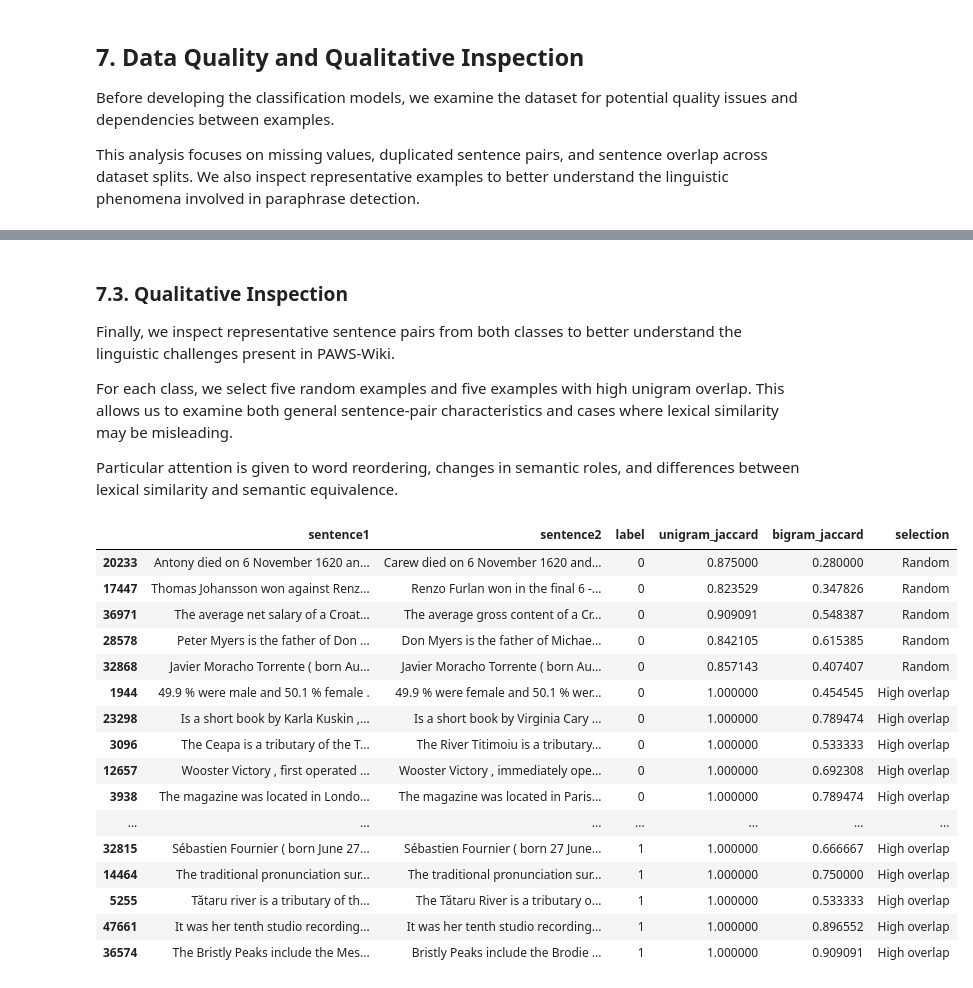
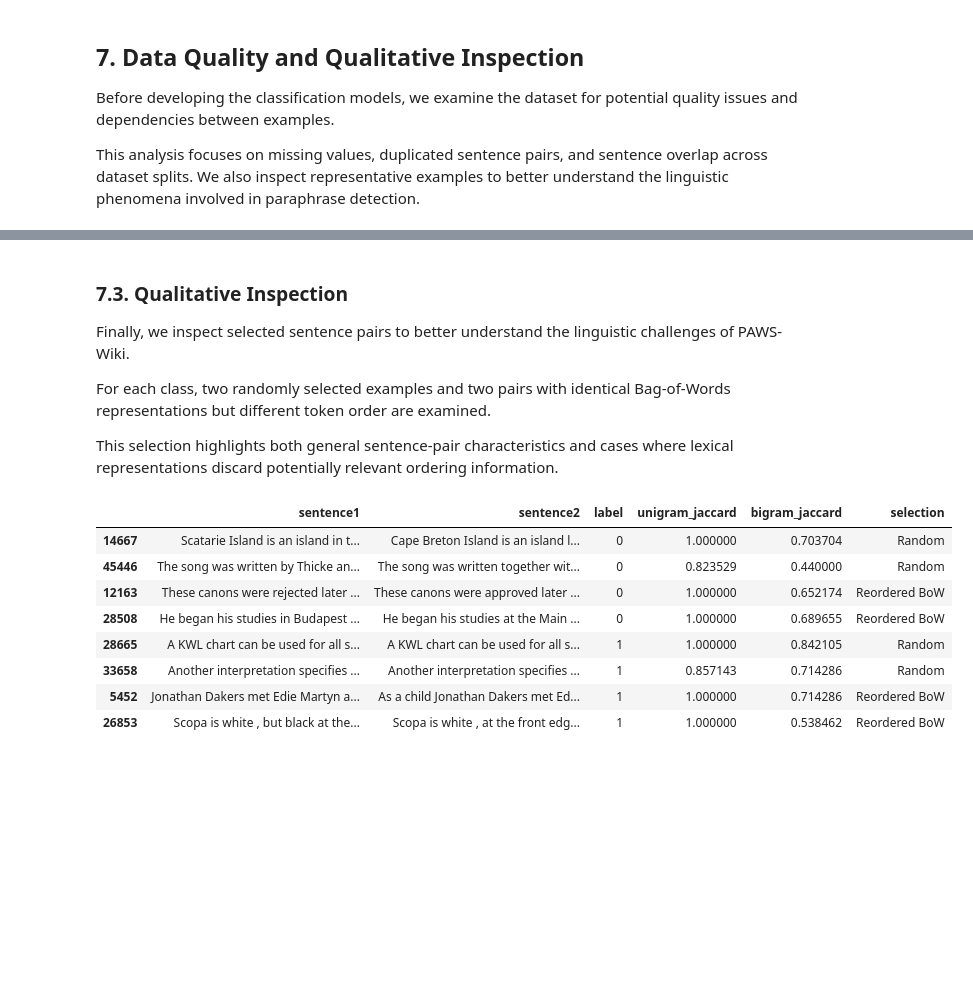
Before and after one commit to nuriallfe/nlp1, a Jupyter notebook: data_exploration.ipynb, the cells around one changed output, grey strips where cells are left out. Drawn from its saved outputs; the diff is of its cells as text; code cells hidden in the pictures; blank space fills up the shorter version.

```diff
--- a/data_exploration.ipynb
+++ b/data_exploration.ipynb
@@ -191,9 +188,10 @@ Unigram Jaccard measures shared vocabulary regardless of word order, while bigra
 
 For this exploratory analysis, sentences are lowercased and split on whitespace. This simple tokenisation strategy is used consistently across both measures, independently of the tokenizer selected for the classification models.
 # %%
+
 def tokenize(text):
-    """Simple whitespace tokenisation for exploratory analysis."""
-    return text.lower().split()
+    """Simple case-sensitive whitespace tokenisation for exploratory analysis."""
+    return text.split()
 
 
 def get_ngrams(tokens, n=1):
@@ -260,16 +258,18 @@ Two sentences have identical Bag-of-Words representations when they contain the
 
 We also identify pairs with identical token frequencies but different token sequences, where word-order information is necessarily lost.
 # %%
-# Identify pairs with identical token counts
+# Identify pairs with identical token frequencies
 lexical_df["same_bow"] = [
     Counter(t1) == Counter(t2)
     for t1, t2 in zip(tokens_s1, tokens_s2)
 ]
 
-# Identify pairs with the same BoW but different token order
+# Identify identical BoW representations with different token order
 lexical_df["same_bow_diff_order"] = [
-    Counter(t1) == Counter(t2) and t1 != t2
-    for t1, t2 in zip(tokens_s1, tokens_s2)
+    same_bow and t1 != t2
+    for same_bow, t1, t2 in zip(
+        lexical_df["same_bow"], tokens_s1, tokens_s2
+    )
 ]
 
 # Compute proportions by class
@@ -692,70 +885,54 @@ display(overlap_summary)
 # %% [markdown]
 ### 7.3. Qualitative Inspection
 
-Finally, we inspect representative sentence pairs from both classes to better understand the linguistic challenges present in PAWS-Wiki.
+Finally, we inspect selected sentence pairs to better understand the linguistic challenges of PAWS-Wiki.
 
-For each class, we select five random examples and five examples with high unigram overlap. This allows us to examine both general sentence-pair characteristics and cases where lexical similarity may be misleading.
+For each class, two randomly selected examples and two pairs with identical Bag-of-Words representations but different token order are examined.
 
-Particular attention is given to word reordering, changes in semantic roles, and differences between lexical similarity and semantic equivalence.
+This selection highlights both general sentence-pair characteristics and cases where lexical representations discard potentially relevant ordering information.
 # %%
 qualitative_examples = []
 
 for label in [0, 1]:
+    class_df = lexical_df[lexical_df["label"] == label]
 
-    class_df = lexical_df[
-        lexical_df["label"] == label
-    ]
+    # Select two pairs with identical BoW but different order
+    reordered = class_df[
+        class_df["same_bow_diff_order"]
+    ].sample(n=2, random_state=42)
 
-    # High-overlap examples: sample from the top 10%
-    threshold = class_df["unigram_jaccard"].quantile(0.90)
-
-    high_overlap = class_df[
-        class_df["unigram_jaccard"] >= threshold
-    ].sample(n=5, random_state=42)
-
-    # Random examples, excluding those already selected
-    remaining = class_df.drop(high_overlap.index)
-
-    random_examples = remaining.sample(
-        n=5,
-        random_state=42
-    )
+    # Select two additional random examples
+    random_examples = class_df.drop(
+        reordered.index
+    ).sample(n=2, random_state=42)
 
     selected = pd.concat([
         random_examples.assign(selection="Random"),
-        high_overlap.assign(selection="High overlap")
+        reordered.assign(selection="Reordered BoW")
     ])
 
     qualitative_examples.append(selected)
 
 qualitative_examples = pd.concat(qualitative_examples)
 
-with pd.option_context("display.max_colwidth", 150):
+with pd.option_context("display.max_colwidth", 160):
     display(qualitative_examples[
         [
             "sentence1",
             "sentence2",
             "label",
             "unigram_jaccard",
             "bigram_jaccard",
             "selection"
         ]
     ])
 # %% [output]
 |  | sentence1 | sentence2 | label | unigram_jaccard | bigram_jaccard | selection |
-| 20233 | Antony died on 6 November 1620 an... | Carew died on 6 November 1620 and... | 0 | 0.875000 | 0.280000 | Random |
-| 17447 | Thomas Johansson won against Renz... | Renzo Furlan won in the final 6 -... | 0 | 0.823529 | 0.347826 | Random |
-| 36971 | The average net salary of a Croat... | The average gross content of a Cr... | 0 | 0.909091 | 0.548387 | Random |
-| 28578 | Peter Myers is the father of Don ... | Don Myers is the father of Michae... | 0 | 0.842105 | 0.615385 | Random |
-| 32868 | Javier Moracho Torrente ( born Au... | Javier Moracho Torrente ( born Au... | 0 | 0.857143 | 0.407407 | Random |
-| 1944 | 49.9 % were male and 50.1 % female . | 49.9 % were female and 50.1 % wer... | 0 | 1.000000 | 0.454545 | High overlap |
-| 23298 | Is a short book by Karla Kuskin ,... | Is a short book by Virginia Cary ... | 0 | 1.000000 | 0.789474 | High overlap |
-| 3096 | The Ceapa is a tributary of the T... | The River Titimoiu is a tributary... | 0 | 1.000000 | 0.533333 | High overlap |
-| 12657 | Wooster Victory , first operated ... | Wooster Victory , immediately ope... | 0 | 1.000000 | 0.692308 | High overlap |
-| 3938 | The magazine was located in Londo... | The magazine was located in Paris... | 0 | 1.000000 | 0.789474 | High overlap |
-| ... | ... | ... | ... | ... | ... | ... |
-| 32815 | Sébastien Fournier ( born June 27... | Sébastien Fournier ( born 27 June... | 1 | 1.000000 | 0.666667 | High overlap |
-| 14464 | The traditional pronunciation sur... | The traditional pronunciation sur... | 1 | 1.000000 | 0.750000 | High overlap |
-| 5255 | Tătaru river is a tributary of th... | The Tătaru River is a tributary o... | 1 | 1.000000 | 0.533333 | High overlap |
-| 47661 | It was her tenth studio recording... | It was her tenth studio recording... | 1 | 1.000000 | 0.896552 | High overlap |
-| 36574 | The Bristly Peaks include the Mes... | Bristly Peaks include the Brodie ... | 1 | 1.000000 | 0.909091 | High overlap |
+| 14667 | Scatarie Island is an island in t... | Cape Breton Island is an island l... | 0 | 1.000000 | 0.703704 | Random |
+| 45446 | The song was written by Thicke an... | The song was written together wit... | 0 | 0.823529 | 0.440000 | Random |
+| 12163 | These canons were rejected later ... | These canons were approved later ... | 0 | 1.000000 | 0.652174 | Reordered BoW |
+| 28508 | He began his studies in Budapest ... | He began his studies at the Main ... | 0 | 1.000000 | 0.689655 | Reordered BoW |
+| 28665 | A KWL chart can be used for all s... | A KWL chart can be used for all s... | 1 | 1.000000 | 0.842105 | Random |
+| 33658 | Another interpretation specifies ... | Another interpretation specifies ... | 1 | 0.857143 | 0.714286 | Random |
+| 5452 | Jonathan Dakers met Edie Martyn a... | As a child Jonathan Dakers met Ed... | 1 | 1.000000 | 0.714286 | Reordered BoW |
+| 26853 | Scopa is white , but black at the... | Scopa is white , at the front edg... | 1 | 1.000000 | 0.538462 | Reordered BoW |
```
Also changed, not shown: parts of 19 cells of this notebook, 1 other file.
